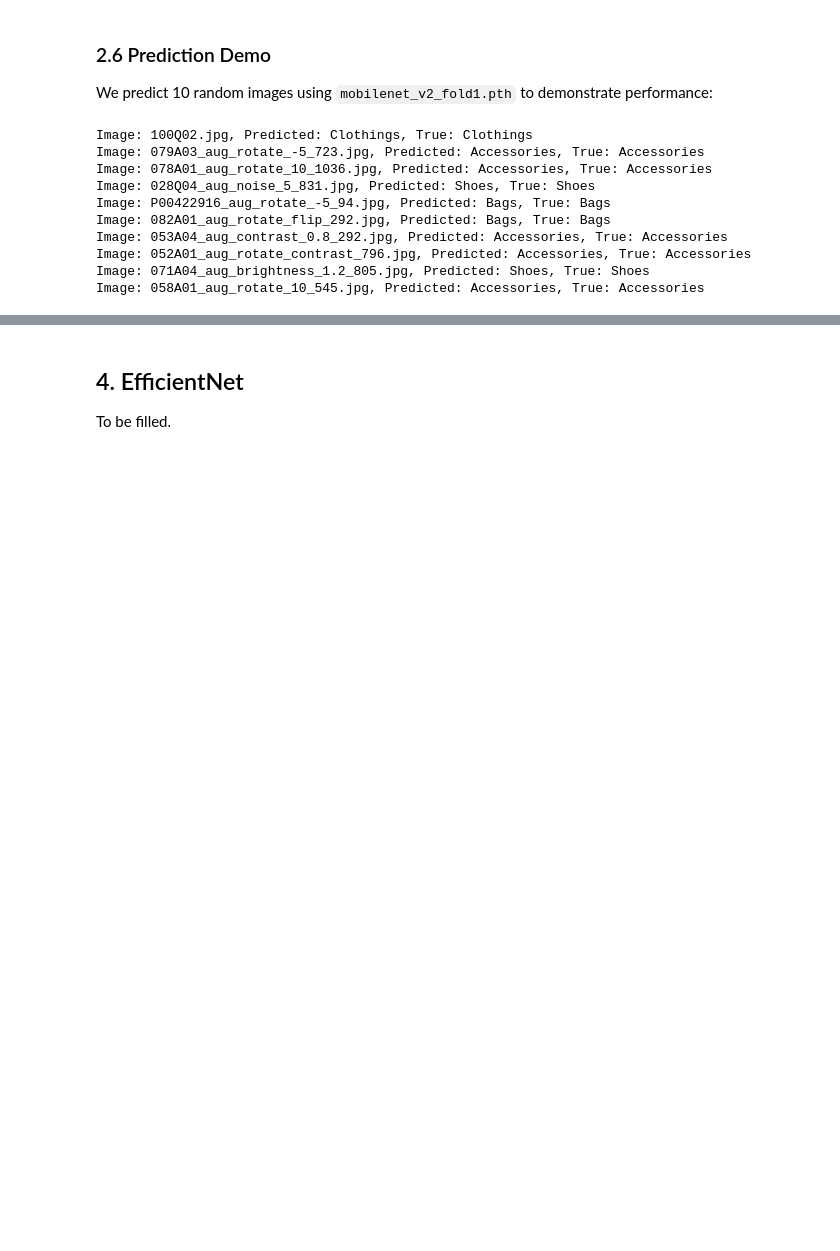
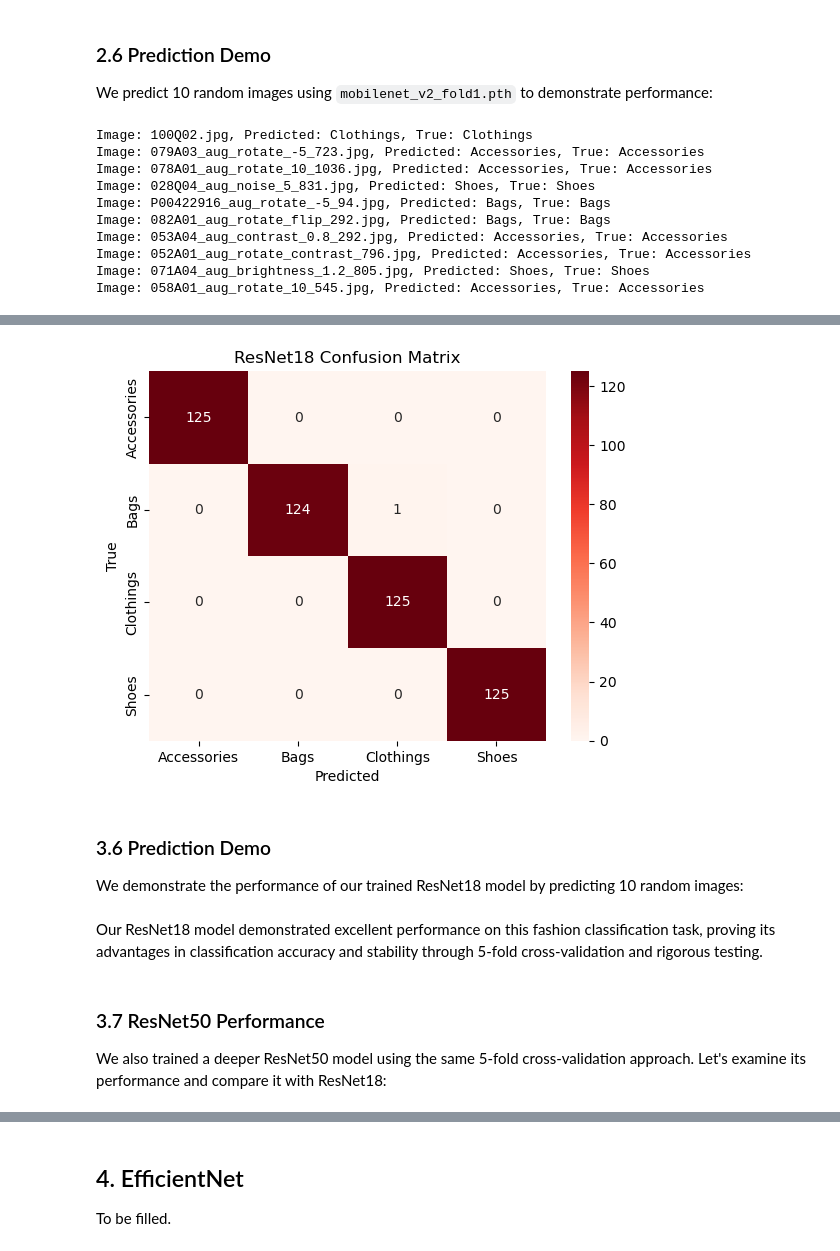
Before and after one commit to Aaron-YuchengZhu/fashion-classifier, a Jupyter notebook: notebooks/fashion_classifier.ipynb, the cells around one changed output, grey strips where cells are left out. Saved outputs shown, nothing was run; the diff lists cells and outputs as text; code cells hidden in the pictures; blank space fills up the shorter version.

```diff
--- a/notebooks/fashion_classifier.ipynb
+++ b/notebooks/fashion_classifier.ipynb
@@ -243,0 +379,20 @@ To be filled.
+# %%
+# Confusion Matrix
+cm = np.array([
+    [125, 0, 0, 0],  # Accessories
+    [0, 124, 1, 0],  # Bags
+    [0, 0, 125, 0],  # Clothings
+    [0, 0, 0, 125]   # Shoes
+])
+sns.heatmap(cm, annot=True, fmt="d", cmap="Reds",
+           xticklabels=["Accessories", "Bags", "Clothings", "Shoes"],
+           yticklabels=["Accessories", "Bags", "Clothings", "Shoes"])
+plt.xlabel("Predicted")
+plt.ylabel("True")
+plt.title("ResNet18 Confusion Matrix")
+plt.show()
+# %% [output]
+[figure, added]
+# %% [markdown]
+### 3.6 Prediction Demo
+We demonstrate the performance of our trained ResNet18 model by predicting 10 random images:
@@ -243,0 +441,5 @@ To be filled.
+# %% [markdown]
+Our ResNet18 model demonstrated excellent performance on this fashion classification task, proving its advantages in classification accuracy and stability through 5-fold cross-validation and rigorous testing.
+# %% [markdown]
+### 3.7 ResNet50 Performance
+We also trained a deeper ResNet50 model using the same 5-fold cross-validation approach. Let's examine its performance and compare it with ResNet18:
```
Also changed, not shown: parts of 21 cells of this notebook.
